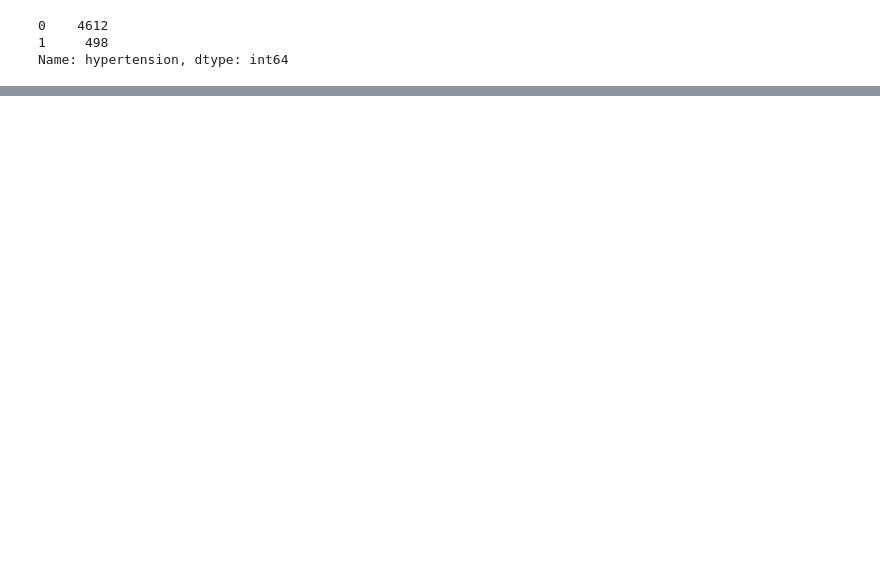
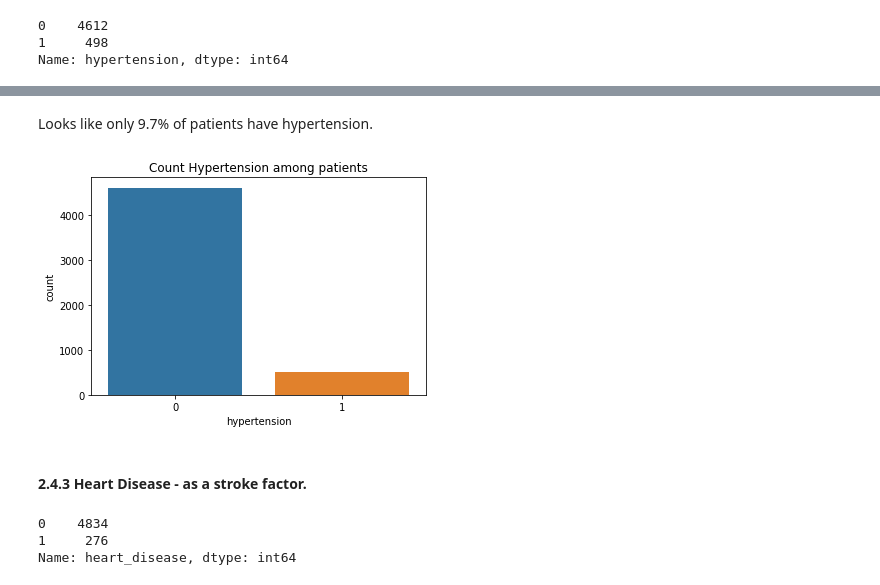
Before and after one commit to FayD21/Capstone-2-Stroke-Prediction, a Jupyter notebook: Notebooks/Stroke_data_wrangling_EDA_02.ipynb, the cells around one changed output, grey strips where cells are left out. Saved outputs shown, nothing was run; the diff lists cells and outputs as text; code cells hidden in the pictures; blank space fills up the shorter version.

```diff
--- a/Notebooks/Stroke_data_wrangling_EDA_02.ipynb
+++ b/Notebooks/Stroke_data_wrangling_EDA_02.ipynb
@@ -783,0 +312,22 @@ save_file(state_summary, 'state_summary.csv', datapath)
+# %% [markdown]
+Looks like only 9.7% of patients have hypertension.
+# %%
+#hypertension may not have been diagnosed in many patients yet?
+#stroke_data.hypertension.hist(bins=100)
+#plt.xlabel('Hypertension')
+#plt.ylabel('Count')
+#plt.title('Distribution of Hypertension among patients');
+
+sns.countplot(x='hypertension', data=stroke_data)
+plt.title('Count Hypertension among patients')
+plt.show()
+# %% [output]
+[figure, added]
+# %% [markdown]
+#### 2.4.3  Heart Disease - as a stroke factor.<a id=''></a>
+# %%
+stroke_data['heart_disease'].value_counts()
+# %% [output]
+0    4834
+1     276
+Name: heart_disease, dtype: int64
```
Also changed, not shown: parts of 191 cells of this notebook.
